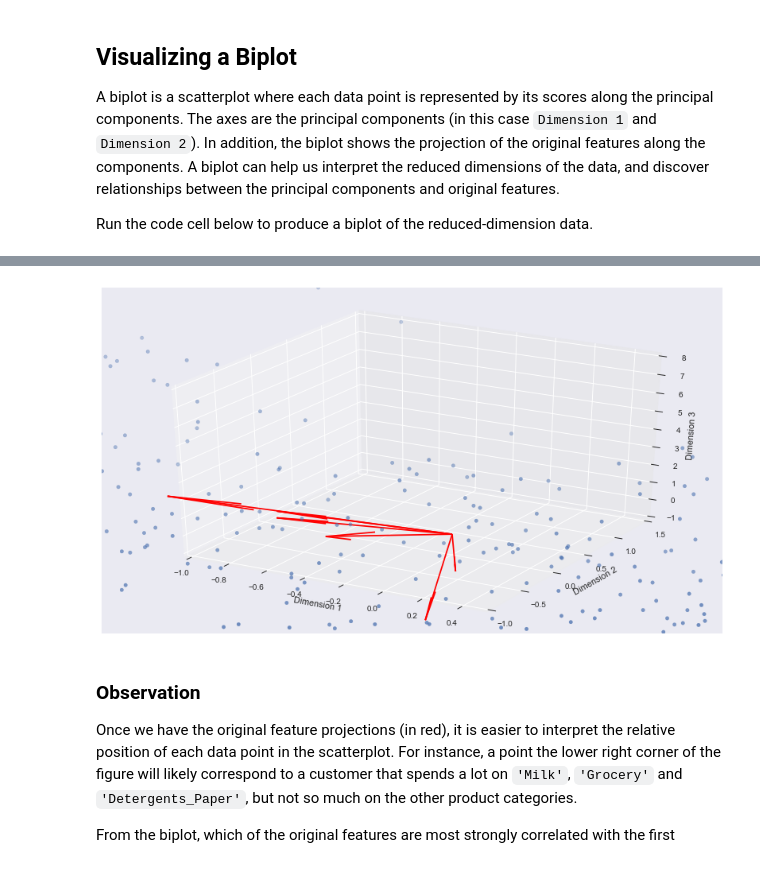
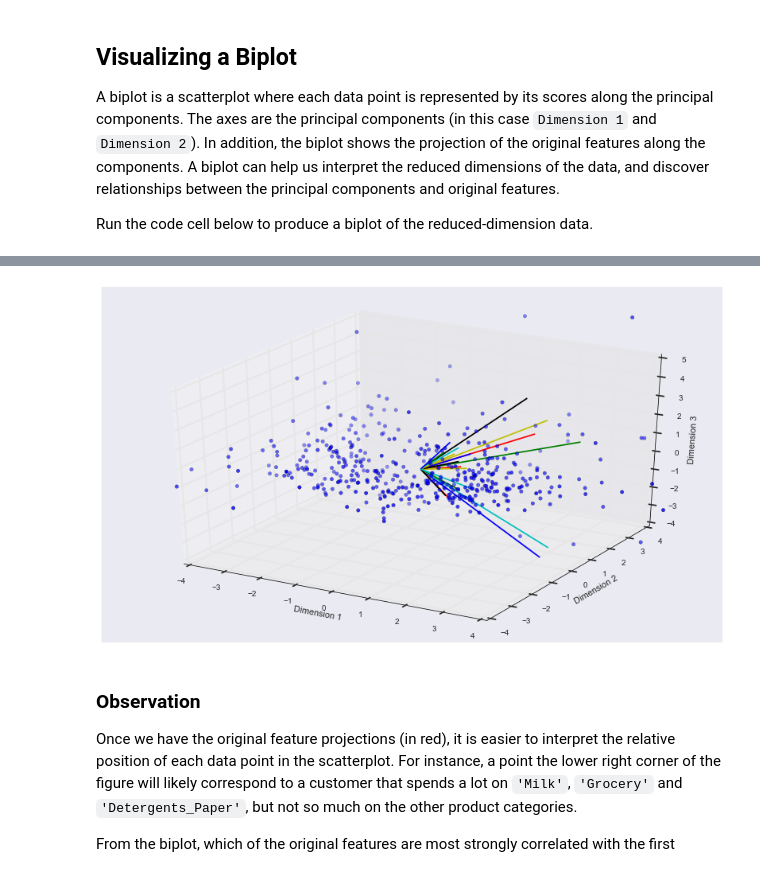
Before and after one commit to WittmannF/machine-learning-udacity, a Jupyter notebook: creating_customer_segments/customer_segments.ipynb, the cells around one changed output, grey strips where cells are left out. Saved outputs shown, nothing was run; the diff lists cells and outputs as text; code cells hidden in the pictures.

```diff
--- a/creating_customer_segments/customer_segments.ipynb
+++ b/creating_customer_segments/customer_segments.ipynb
@@ -490,31 +457,31 @@ reduced_data
 # %%
 from mpl_toolkits.mplot3d import Axes3D
 
 
 fig = plt.figure(figsize = (14,8))
 ax = fig.add_subplot(111, projection='3d')
 
 ax.scatter(reduced_data['Dimension 1'],reduced_data['Dimension 2'],reduced_data['Dimension 3'])
 
 ax.set_xlabel('Dimension 1')
 ax.set_ylabel('Dimension 2')
 ax.set_zlabel('Dimension 3')
 
 
 X = Y = Z = (0, 0, 0, 0, 0, 0)
-U = pca.components_[0]*2
-V = pca.components_[1]*2
-W = pca.components_[2]*2
+V = pca.components_[0]
+U = pca.components_[1]
+W = pca.components_[2]
 
-ax.quiver(X, Y, Z, U, V, W, color=['r'])
-ax.set_xlim([-1, 0.5])
-ax.set_ylim([-1, 1.5])
-ax.set_zlim([-1, 8])
+ax.quiver(X, Y, Z, U, V, W, color=['r', 'g', 'y', 'b', 'k', 'c'], length=5)
+ax.set_xlim([-4, 4])
+ax.set_ylim([-4, 4])
+ax.set_zlim([-4, 5])
 
 
 plt.show()
 # %% [output]
-[figure, old version]
+[figure, new version]
 # %% [markdown]
 ### Observation
 
```
Also changed, not shown: parts of 18 cells of this notebook, 1 other file.
